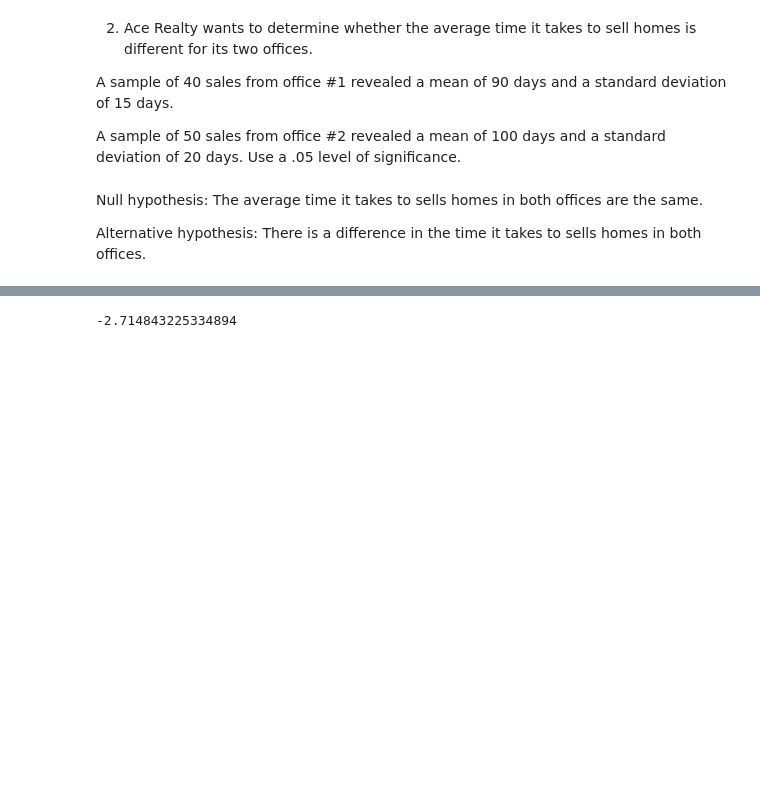
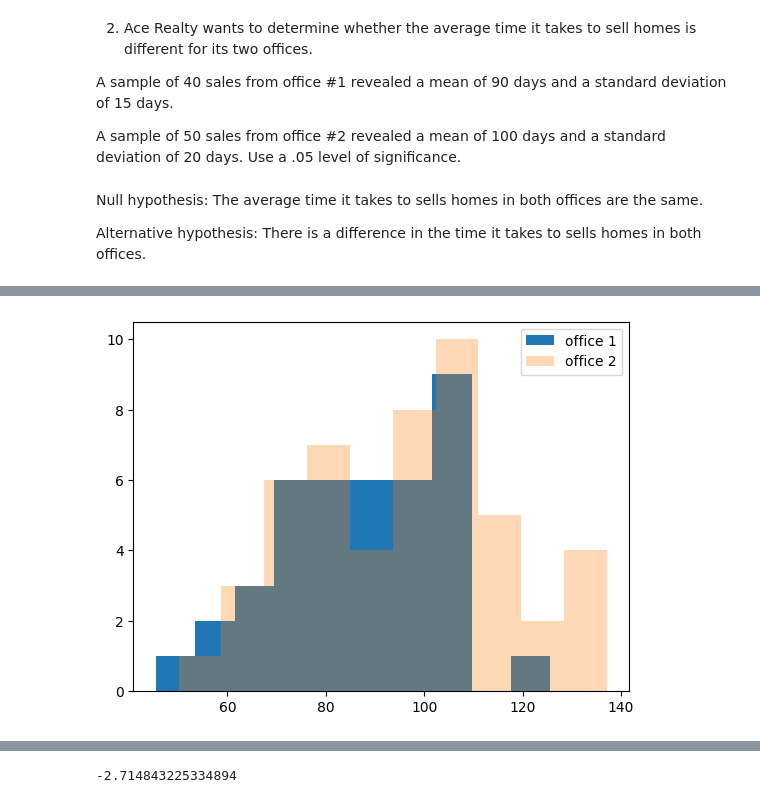
Before and after one commit to TheodoreQuansah/statistics-exercises, a Jupyter notebook: hypothesis_testing.ipynb, the cells around one changed output, grey strips where cells are left out. Drawn from its saved outputs; the diff is of its cells as text; code cells hidden in the pictures; blank space fills up the shorter version.

```diff
--- a/hypothesis_testing.ipynb
+++ b/hypothesis_testing.ipynb
@@ -688,3 +688,10 @@ array([ 93.0663837 ,  90.82072884,  83.42949205,  58.50518584,
+# %%
+plt.hist(office_one_d, label = 'office 1')
+plt.hist(office_two_d, label = 'office 2', alpha = 0.3)
+plt.legend()
+plt.show()
+# %% [output]
+[figure, added]
 # %%
 #creating a plot with the pffice 1 and office 2 distribution objects
 plt.plot(office_one_d, label = 'Office 1')
```
Also changed, not shown: parts of 5 cells of this notebook.
